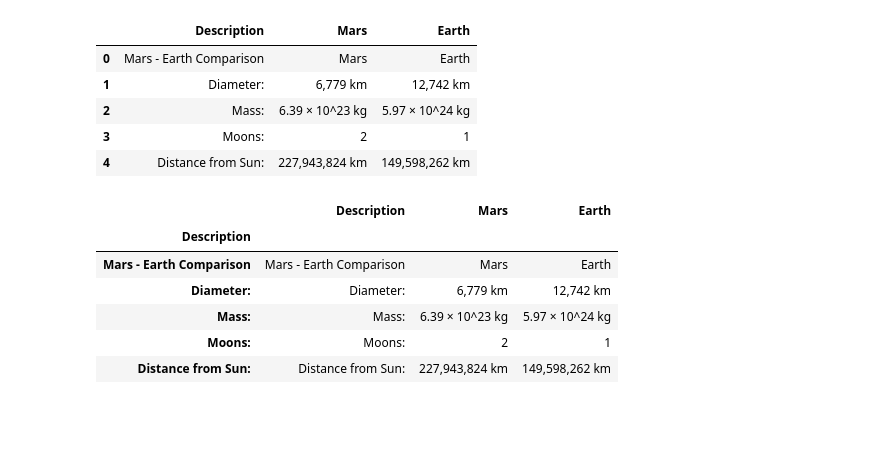
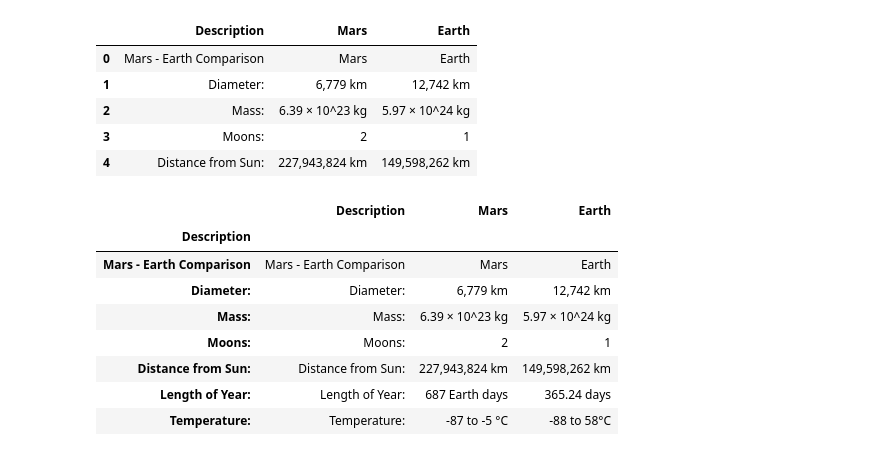
Before and after one commit to crogar/web-scraping-challenge, a Jupyter notebook: Missions_to_Mars/mission_to_mars.ipynb, the cells around one changed output. Drawn from its saved outputs; the diff is of its cells as text; code cells hidden in the pictures; blank space fills up the shorter version.

```diff
--- a/Missions_to_Mars/mission_to_mars.ipynb
+++ b/Missions_to_Mars/mission_to_mars.ipynb
@@ -133,12 +133,14 @@ df.head()
 # %%
 # Resetting index
 df.set_index(df.Description,inplace=True)
-df.head()
+df
 # %% [output]
 |  | Description | Mars | Earth |
 | Description |  |  |  |
 | Mars - Earth Comparison | Mars - Earth Comparison | Mars | Earth |
 | Diameter: | Diameter: | 6,779 km | 12,742 km |
 | Mass: | Mass: | 6.39 × 10^23 kg | 5.97 × 10^24 kg |
 | Moons: | Moons: | 2 | 1 |
 | Distance from Sun: | Distance from Sun: | 227,943,824 km | 149,598,262 km |
+| Length of Year: | Length of Year: | 687 Earth days | 365.24 days |
+| Temperature: | Temperature: | -87 to -5 °C | -88 to 58°C |
```
